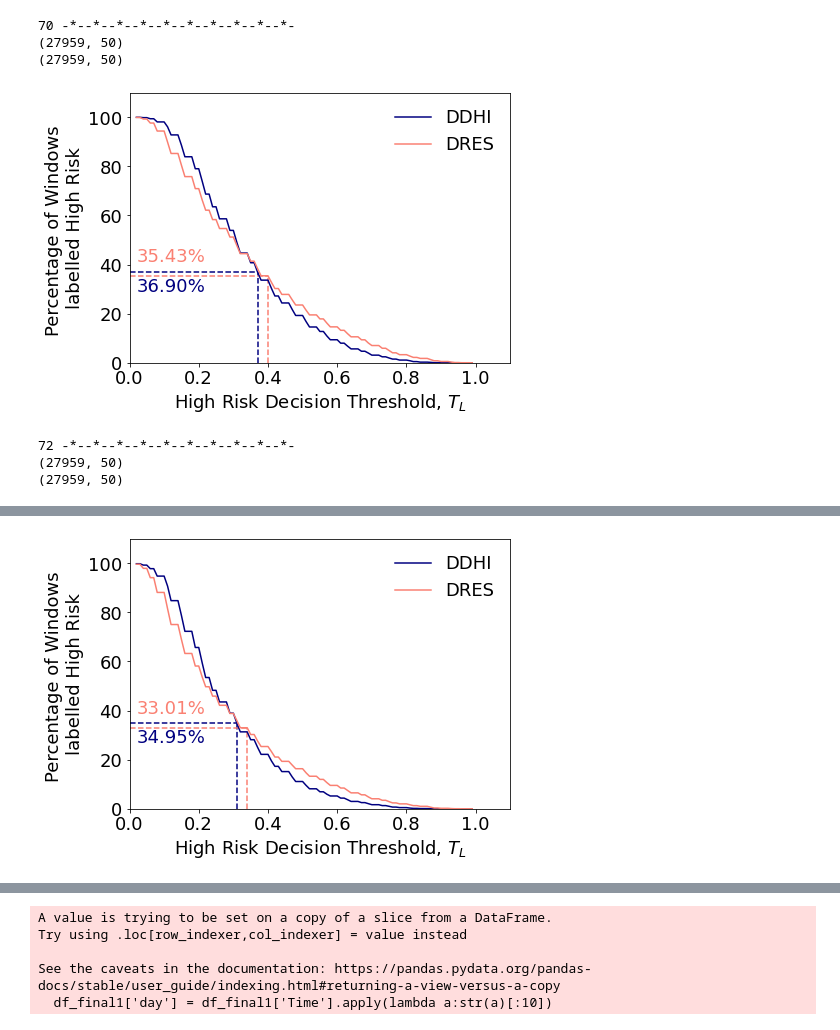
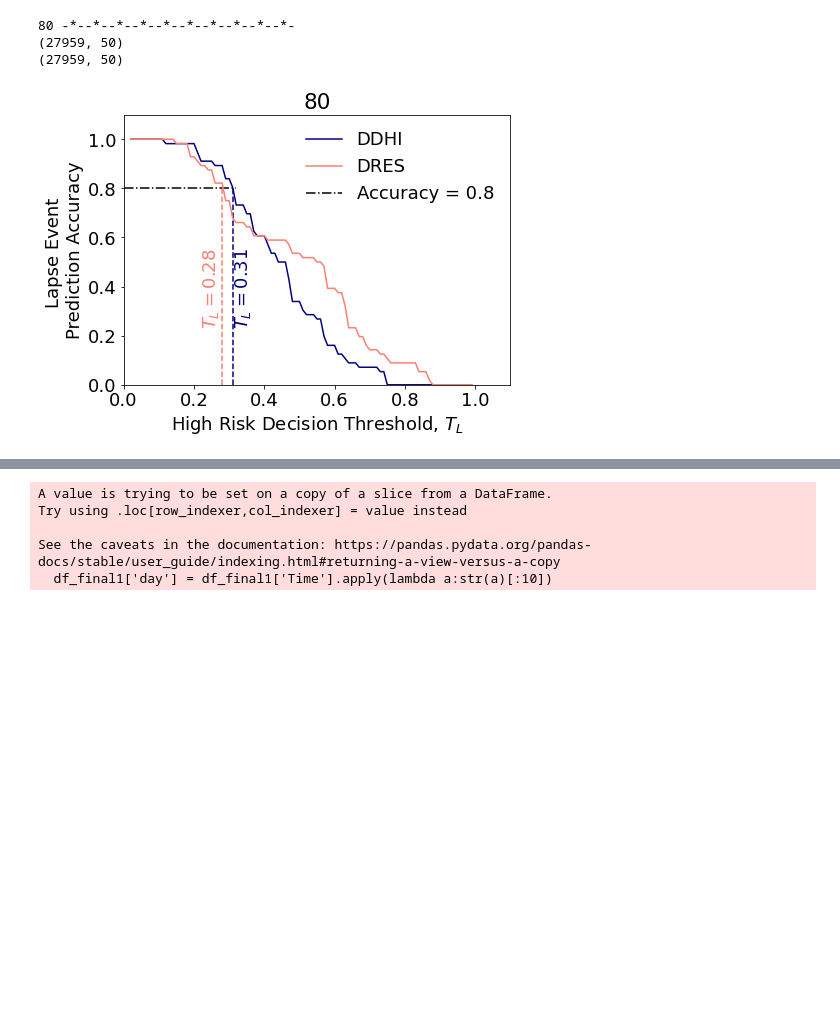
Before and after one commit to aungkonazim/mrisk, a Jupyter notebook: evaluation_pulearn_and_plots/evaluation_positive_only_v1.ipynb, the cells around one changed output, grey strips where cells are left out. Saved outputs shown, nothing was run; the diff lists cells and outputs as text; code cells hidden in the pictures; blank space fills up the shorter version.

Commit message:
20 percent evaluation

```diff
--- a/evaluation_pulearn_and_plots/evaluation_positive_only_v1.ipynb
+++ b/evaluation_pulearn_and_plots/evaluation_positive_only_v1.ipynb
@@ -24,7 +24,7 @@ def return_important_vars(episode_presence,n_lag=15,n_cluster = 4,obs = 30):
         # filename = './data/output_final_all/result_only_episode_lag_{}_obs_{}_triplet_loss_cluster___pos_to_neg_none_v111{}{}.p'.format(n_lag,obs,n_cluster,.2)
         filename = './data/output_final_all/result_only_episode_lag_{}_obs_{}_triplet_loss_cluster_{}_revised_loss_alpha_{}_softmax_{}_loss_{}_rare_{}_positive_{}_percentile_{}.p'.format(n_lag,obs,n_cluster,.2,50,10,1,.2,80)
         filename = '../data/final_output/model_name_ddhi_episode_False_cross_entropy_weight_10_loss_weight_50_is_triplet_False_ratio_0.4_n_cluster_4_lag_15_obs_30.p'
-        filename = '../data/final_output/model_name_ddhi_episode_False_cross_entropy_weight_10_loss_weight_50_is_triplet_False_ratio_0.35_n_cluster_4_lag_15_obs_30_iters_50.p'
+        filename = '../data/final_output/model_name_ddhi_episode_False_cross_entropy_weight_10_loss_weight_50_is_triplet_False_ratio_0.2_n_cluster_4_lag_15_obs_30_iters_50.p'
         # filename = './data/output_final_all/distance_lag_15_obs_30_triplet_loss_cluster_4_triplet_loss_alpha_0.2_softmax_1_loss_1_rare_1_positive_0.2_percentile_80.p'
         # filename = './data/output_final_all/no_episode_distance_lag_15_obs_30_triplet_loss_cluster_4_revised_loss_alpha_0.35_softmax_10_loss_50_rare_1_positive_0.2_percentile_80.p'
     elif episode_presence==1:
@@ -57,7 +57,7 @@ def return_important_vars(episode_presence,n_lag=15,n_cluster = 4,obs = 30):
     result_phenotypes_final = {}
     return y_pred, y_test, y_time, y_pid, lapse_captured_dict, result_phenotypes_final, cluster_dict, puff_data, data_feature_label, total_lapsers, pars, bias_dict
 
-for percentile in np.arange(70,92,2):
+for percentile in np.arange(80,92,200):
     print(percentile,'-*-'*10)
     n_lag = 15
     n_cluster = 4
@@ -166,35 +166,35 @@ for percentile in np.arange(70,92,2):
     colors = {'DDHI':colors[0],'DRES':colors[1]}
 
     plt.rcParams.update({'font.size':18})
-    # plt.figure(figsize=(7,5))
-    # sns.lineplot(x='Bias',y='Accuracy',hue='Model',data=final_df_result[final_df_result.Model!='DHI'].reset_index(drop=True))
-    # # plt.vlines([.620],0,.8,color='tab:blue',linestyle='--',label=r'$B_L, DDHI$')
-    # # plt.vlines([.5],0,.8,color='orange',linestyle='--',label=r'$B_L, DRES$')
+    plt.figure(figsize=(7,5))
+    sns.lineplot(x='Bias',y='Accuracy',hue='Model',data=final_df_result[final_df_result.Model!='DHI'].reset_index(drop=True))
+    # plt.vlines([.620],0,.8,color='tab:blue',linestyle='--',label=r'$B_L, DDHI$')
+    # plt.vlines([.5],0,.8,color='orange',linestyle='--',label=r'$B_L, DRES$')
 
-    # # plt.vlines(bias_col,0,.8,color='tab:blue',linestyle='--',label=r'$B_L, DDHI$')
-    # plt.hlines([.8],0,max(list(bias_col.values()))+.01,color='k',linestyle='-.',label='Accuracy = 0.8')
-    # for model in bias_col.keys():
-    #     plt.vlines([bias_col[model]],0,.8,linestyle='--',color=colors[model])
-    #     if model=='DDHI':
-    #         x_temp = bias_col[model]
-    #     else:
-    #         x_temp = bias_col[model]-.06
-    #     plt.text(x_temp,.25,r'$T_L = $'+'{:.2f}'.format(bias_col[model]),rotation=90,color=colors[model])
+    # plt.vlines(bias_col,0,.8,color='tab:blue',linestyle='--',label=r'$B_L, DDHI$')
+    plt.hlines([.8],0,max(list(bias_col.values()))+.01,color='k',linestyle='-.',label='Accuracy = 0.8')
+    for model in bias_col.keys():
+        plt.vlines([bias_col[model]],0,.8,linestyle='--',color=colors[model])
+        if model=='DDHI':
+            x_temp = bias_col[model]
+        else:
+            x_temp = bias_col[model]-.06
+        plt.text(x_temp,.25,r'$T_L = $'+'{:.2f}'.format(bias_col[model]),rotation=90,color=colors[model])
 
-    # # plt.text(.45,.45,r'$B_L = 0.5$',color='orange',rotation=90)
-    # # plt.text(.57,.32,r'$B_L = 0.62$',color='tab:blue',rotation=90)
-    # # plt.arrow(x=.499, y=.4, dx=.08, dy=0, width=.01,label='Improvement in ')
-    # # plt.vlines([.5],0,1,color='g',linestyle='--',label='Decision Threshold')
-    # # plt.hlines([.8],0,.620,color='k',linestyle='-.',label='Accuracy = 0.8')
-    # plt.ylim([0,1.1])
-    # plt.xlim([0,1.1])
-    # plt.legend(frameon=False)
-    # plt.xlabel('High Risk Decision Threshold, '+r'$T_L$')
-    # plt.ylabel('Lapse Event \nPrediction Accuracy')
-    # plt.tight_layout()
-    # plt.title(str(percentile))
-    # # plt.savefig('./data/images/detection_accuracy.png')
-    # plt.show()
+    # plt.text(.45,.45,r'$B_L = 0.5$',color='orange',rotation=90)
+    # plt.text(.57,.32,r'$B_L = 0.62$',color='tab:blue',rotation=90)
+    # plt.arrow(x=.499, y=.4, dx=.08, dy=0, width=.01,label='Improvement in ')
+    # plt.vlines([.5],0,1,color='g',linestyle='--',label='Decision Threshold')
+    # plt.hlines([.8],0,.620,color='k',linestyle='-.',label='Accuracy = 0.8')
+    plt.ylim([0,1.1])
+    plt.xlim([0,1.1])
+    plt.legend(frameon=False)
+    plt.xlabel('High Risk Decision Threshold, '+r'$T_L$')
+    plt.ylabel('Lapse Event \nPrediction Accuracy')
+    plt.tight_layout()
+    plt.title(str(percentile))
+    # plt.savefig('./data/images/detection_accuracy.png')
+    plt.show()
 
 
     plt.figure(figsize=(7,5))
@@ -208,42 +208,39 @@ for percentile in np.arange(70,92,2):
             x_temp = bias_col[model]
         else:
             x_temp = bias_col[model]-.06
         # plt.text(x_temp,2,'{:.2f}'.format(bias_col[model]),rotation=90,color=colors[model])
         if model=='DRES':
             plt.text(.02,burden_col[model]+6,'{:.2f}%'.format(burden_col[model]),color=colors[model])
         else:
             plt.text(.02,burden_col[model]-8,'{:.2f}%'.format(burden_col[model]),color=colors[model])
     # plt.vlines([0.62],0,28.88,color='tab:blue',linestyle='--')
     # plt.vlines([0.5],0,44.014,color='orange',linestyle='--')
     # plt.text(.45,2,r'$B_L = 0.5$',color='orange',rotation=90)
     # plt.text(.57,2,r'$B_L = 0.62$',color='tab:blue',rotation=90)
 
     # plt.hlines([28.88,44.014],[0,0],[.62,.5],color='k',linestyle='--')
     # plt.text(.1,45,'Perc. = {}%'.format(44.01),color='orange')
     # plt.text(.1,30,'Perc. = {}%'.format(28.88),color='tab:blue')
     # plt.arrow(x=.2, y=28.88, dx=0, dy=12, width=.01,head_width=0.02,head_length=0.02,color='g',length_includes_head=True)
     # plt.text(.21,30.5,'Improvement \nfor DDHI (~12%)',color='g')
     plt.ylim([0,110])
     plt.xlim([0,1.1])
     plt.legend(frameon=False)
     plt.xlabel('High Risk Decision Threshold, '+r'$T_L$')
     plt.ylabel('Percentage of Windows \nlabelled High Risk')
     plt.tight_layout()
     # plt.savefig('./data/images/burden.png')
     plt.show()
 
-    # plt.figure(figsize=(5,5))
-    # sns.kdeplot(x='Predicted',hue='Model',data=df_final.reset_index(drop=True),multiple='layer',common_norm=False,fill=False)
-    # plt.xlabel('mRisk Lapse Likelihood')
-    # # plt.ylabel('Frequency')
-    # plt.tight_layout()
-    # # plt.savefig('./data/images/histogram_of_risk_likelihood.png')
-    # plt.show()
+    plt.figure(figsize=(5,5))
+    sns.kdeplot(x='Predicted',hue='Model',data=df_final.reset_index(drop=True),multiple='layer',common_norm=False,fill=False)
+    plt.xlabel('mRisk Lapse Likelihood')
+    # plt.ylabel('Frequency')
+    plt.tight_layout()
+    # plt.savefig('./data/images/histogram_of_risk_likelihood.png')
+    plt.show()
 # %% [output]
-70 -*--*--*--*--*--*--*--*--*--*-
+80 -*--*--*--*--*--*--*--*--*--*-
 (27959, 50)
 (27959, 50)
-[figure, old version]
+[figure, new version]
-72 -*--*--*--*--*--*--*--*--*--*-
-(27959, 50)
-(27959, 50)
@@ -258 +248,0 @@ for percentile in np.arange(70,92,2):
-[figure, removed]
```
Also changed, not shown: parts of 8 cells of this notebook, 6 other files.
